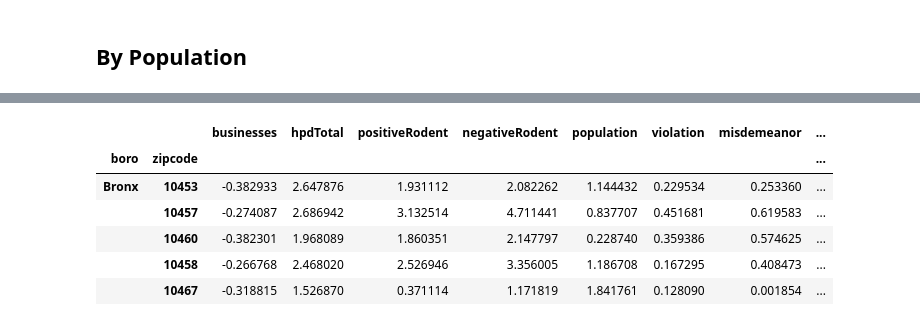
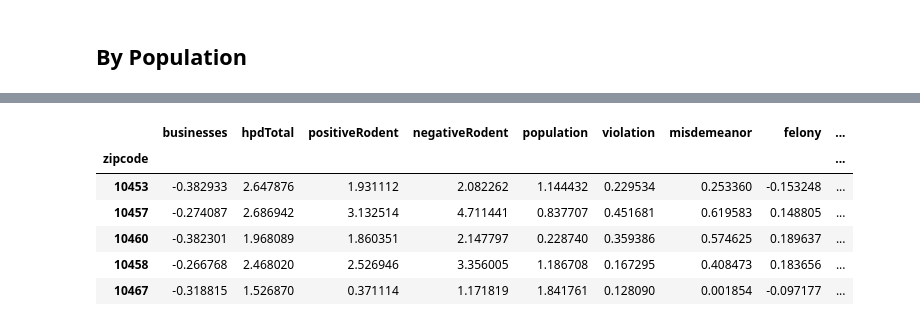
Before and after one commit to HoodPanther/crimeproject, a Jupyter notebook: ProjectAnalysis.ipynb, the cells around one changed output, grey strips where cells are left out. Drawn from its saved outputs; the diff is of its cells as text; code cells hidden in the pictures.

```diff
--- a/ProjectAnalysis.ipynb
+++ b/ProjectAnalysis.ipynb
@@ -7,3 +10,2 @@ import matplotlib.pyplot as plt
 # %%
-df = pd.read_csv('crime_regression_data.csv', index_col=['boro', 'zipcode'])
-df.head()
+df = pd.read_csv('crime_regression_data.csv', index_col=['zipcode'])
@@ -19,9 +12,14 @@ df.head()
 # %%
 # Scale the dataset and compute the correlation matrix
 
-selected_col = ['cafe', 'pawn', 'debt', 'cig', 'total_select_bus', 'total', 'violation', 'misdemeanor', 'felony']
-df1 = df.drop(selected_col, axis=1).dropna()
+selected_cols = ['businesses', 'hpdA', 'hpdB', 'hpdC','hpdTotal', 'positiveRodent', 'negativeRodent', 'population']
+df1 = df[selected_cols].dropna()
+
+for col in selected_cols:
+    df1[col] = df1[col] / df1['population']
+
+del df1['population']
 df1_scaled = preprocessing.scale(df1)
 df1_new = pd.DataFrame(data=df1_scaled, columns = df1.columns)
-cor_matrix = df1_new.corr()
-cor_matrix
+corr = df1_new.corr()
+corr.to_csv('corr.csv')
@@ -79,7 +73,7 @@ basic_summary
 # %%
 selected_cols = ['businesses', 'hpdTotal', 'positiveRodent', 'negativeRodent',\
                 'population', 'violation', 'misdemeanor', 'felony', 'total', 'theft',\
-                'assault', 'harassment', 'pop_per_sq_mile']
+                'assault', 'harassment', 'boro']
 df3 = df[selected_cols].dropna()
 cols = ['businesses', 'hpdTotal', 'positiveRodent', 'negativeRodent', 'felony', 'misdemeanor', 'violation',
        'total']
@@ -98,13 +119,14 @@ df3.head()
 # %%
 # Normalize data
 Y = ['total']
+df3 = df3.drop(['boro'], axis=1)
 df3_new = pd.DataFrame(np.c_[preprocessing.scale(df3.drop(Y, 1)), df3[Y]], index=df3.index, columns = df3.columns)
 df3_new.head()
 # %% [output]
-|  |  | businesses | hpdTotal | positiveRodent | negativeRodent | population | violation | misdemeanor | ... |
-| boro | zipcode |  |  |  |  |  |  |  | ... |
-| Bronx | 10453 | -0.382933 | 2.647876 | 1.931112 | 2.082262 | 1.144432 | 0.229534 | 0.253360 | ... |
-|  | 10457 | -0.274087 | 2.686942 | 3.132514 | 4.711441 | 0.837707 | 0.451681 | 0.619583 | ... |
-|  | 10460 | -0.382301 | 1.968089 | 1.860351 | 2.147797 | 0.228740 | 0.359386 | 0.574625 | ... |
-|  | 10458 | -0.266768 | 2.468020 | 2.526946 | 3.356005 | 1.186708 | 0.167295 | 0.408473 | ... |
-|  | 10467 | -0.318815 | 1.526870 | 0.371114 | 1.171819 | 1.841761 | 0.128090 | 0.001854 | ... |
+|  | businesses | hpdTotal | positiveRodent | negativeRodent | population | violation | misdemeanor | felony | ... |
+| zipcode |  |  |  |  |  |  |  |  | ... |
+| 10453 | -0.382933 | 2.647876 | 1.931112 | 2.082262 | 1.144432 | 0.229534 | 0.253360 | -0.153248 | ... |
+| 10457 | -0.274087 | 2.686942 | 3.132514 | 4.711441 | 0.837707 | 0.451681 | 0.619583 | 0.148805 | ... |
+| 10460 | -0.382301 | 1.968089 | 1.860351 | 2.147797 | 0.228740 | 0.359386 | 0.574625 | 0.189637 | ... |
+| 10458 | -0.266768 | 2.468020 | 2.526946 | 3.356005 | 1.186708 | 0.167295 | 0.408473 | 0.183656 | ... |
+| 10467 | -0.318815 | 1.526870 | 0.371114 | 1.171819 | 1.841761 | 0.128090 | 0.001854 | -0.097177 | ... |
```
Also changed, not shown: parts of 24 cells of this notebook.
